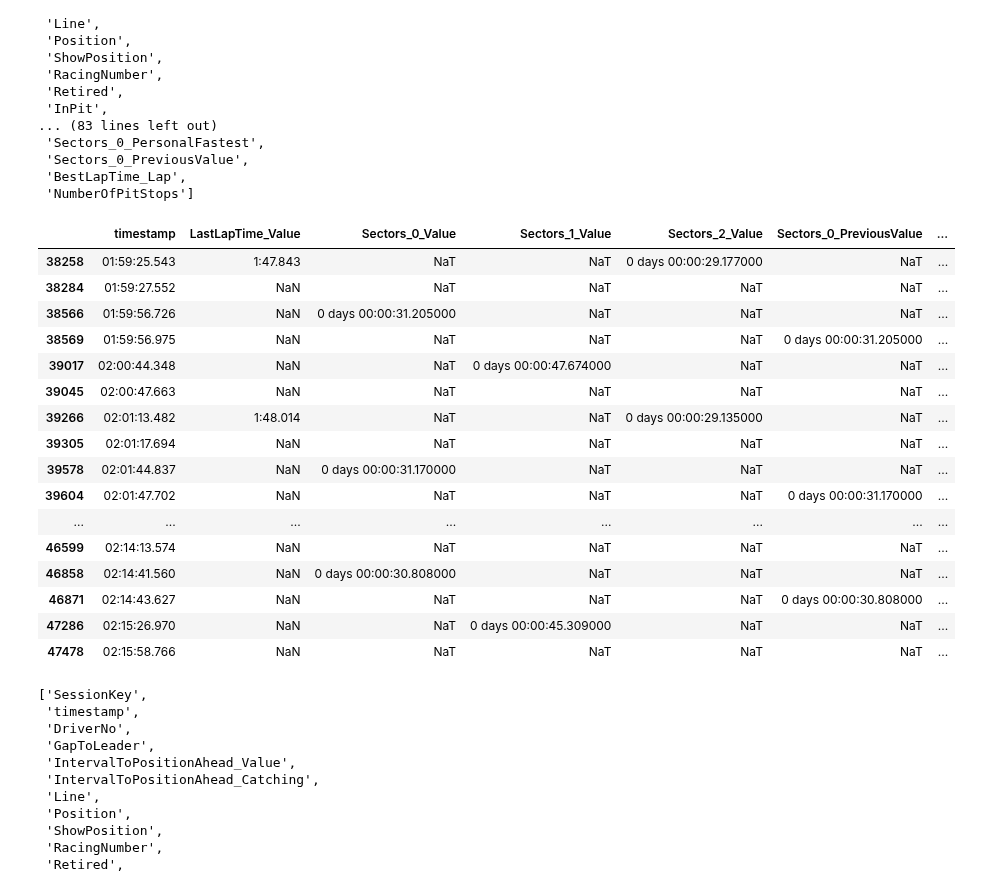
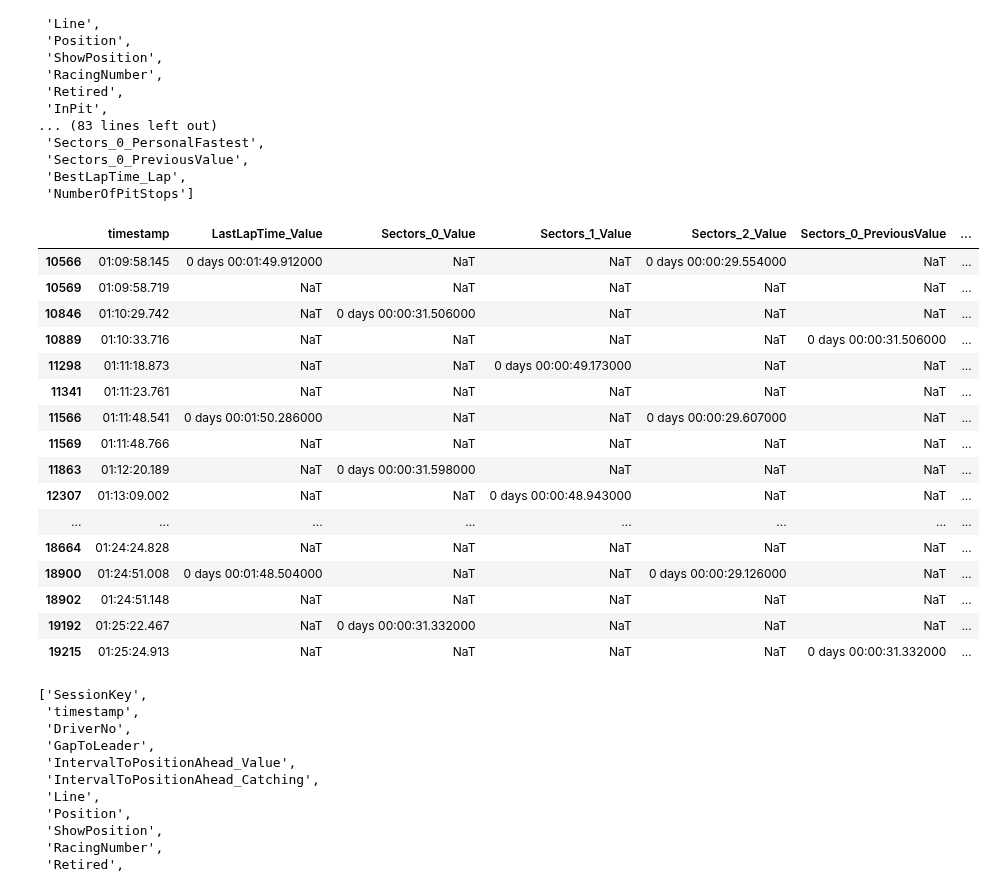
Before and after one commit to GoktugOcal/LiveF1, a Jupyter notebook: test_timing.ipynb, the cells around one changed output. Saved outputs shown, nothing was run; the diff lists cells and outputs as text; code cells hidden in the pictures.

```diff
--- a/test_timing.ipynb
+++ b/test_timing.ipynb
@@ -101,62 +82,62 @@ df_11.columns.tolist()
  'BestLapTime_Lap',
  'NumberOfPitStops']
 # %%
-cols = ["LastLapTime_Value","Sectors_0_Value","Sectors_1_Value","Sectors_2_Value","Sectors_0_PreviousValue","Sectors_1_PreviousValue","Sectors_2_PreviousValue","NumberOfLaps"]
+cols = ["LastLapTime_Value","Sectors_0_Value","Sectors_1_Value","Sectors_2_Value","Sectors_0_PreviousValue","Sectors_1_PreviousValue","Sectors_2_PreviousValue","NumberOfLaps","InPit","PitOut"]
 
 def str_timedelta(x):
     if isinstance(x,str):
         count_sep = x.count(":")
 
         if count_sep == 0:
             return "00:00:" + x
         elif count_sep == 1:
             return "00:" + x
         else: return x
     else:
         return x
 
 
 df_test = df_11[["timestamp"] + cols ].dropna(subset=cols, how="all").replace('',np.nan)
 
 # df_test["LapElapsed"] = df_test["Sectors_0_Value"] + df_test["Sectors_1_Value"] + df_test["Sectors_2_Value"]
 # for col in df_test.columns:
 #     df_test[col] = pd.to_timedelta(df_test[col])
 
 
-for col in ["Sectors_0_Value","Sectors_1_Value","Sectors_2_Value"]:
+for col in ["Sectors_0_Value","Sectors_1_Value","Sectors_2_Value", "Sectors_0_PreviousValue","Sectors_1_PreviousValue","Sectors_2_PreviousValue", "LastLapTime_Value"]:
     df_test[col] = df_test[col]
     # df_test[col] = df_test[col].fillna("00:00:00.000")
     df_test[col] = pd.to_timedelta(df_test[col].apply(str_timedelta))
 
-for col in ["Sectors_0_PreviousValue","Sectors_1_PreviousValue","Sectors_2_PreviousValue"]:
-    df_test[col] = df_test[col]
-    # df_test[col] = df_test[col].fillna("00:00:00.000")
-    df_test[col] = pd.to_timedelta(df_test[col].apply(str_timedelta))
+# for col in []:
+#     df_test[col] = df_test[col]
+#     # df_test[col] = df_test[col].fillna("00:00:00.000")
+#     df_test[col] = pd.to_timedelta(df_test[col].apply(str_timedelta))
 
 
 df_test["LapElapsed"] = df_test["Sectors_0_Value"] + df_test["Sectors_1_Value"] + df_test["Sectors_2_Value"]
 
 
-df_test.iloc[150:200]
-df_test.tail(50)
+df_test.iloc[50:100]
+# df_test.head(50)
 # %% [output]
 |  | timestamp | LastLapTime_Value | Sectors_0_Value | Sectors_1_Value | Sectors_2_Value | Sectors_0_PreviousValue | ... |
-| 38258 | 01:59:25.543 | 1:47.843 | NaT | NaT | 0 days 00:00:29.177000 | NaT | ... |
-| 38284 | 01:59:27.552 | NaN | NaT | NaT | NaT | NaT | ... |
-| 38566 | 01:59:56.726 | NaN | 0 days 00:00:31.205000 | NaT | NaT | NaT | ... |
-| 38569 | 01:59:56.975 | NaN | NaT | NaT | NaT | 0 days 00:00:31.205000 | ... |
-| 39017 | 02:00:44.348 | NaN | NaT | 0 days 00:00:47.674000 | NaT | NaT | ... |
-| 39045 | 02:00:47.663 | NaN | NaT | NaT | NaT | NaT | ... |
-| 39266 | 02:01:13.482 | 1:48.014 | NaT | NaT | 0 days 00:00:29.135000 | NaT | ... |
-| 39305 | 02:01:17.694 | NaN | NaT | NaT | NaT | NaT | ... |
-| 39578 | 02:01:44.837 | NaN | 0 days 00:00:31.170000 | NaT | NaT | NaT | ... |
-| 39604 | 02:01:47.702 | NaN | NaT | NaT | NaT | 0 days 00:00:31.170000 | ... |
+| 10566 | 01:09:58.145 | 0 days 00:01:49.912000 | NaT | NaT | 0 days 00:00:29.554000 | NaT | ... |
+| 10569 | 01:09:58.719 | NaT | NaT | NaT | NaT | NaT | ... |
+| 10846 | 01:10:29.742 | NaT | 0 days 00:00:31.506000 | NaT | NaT | NaT | ... |
+| 10889 | 01:10:33.716 | NaT | NaT | NaT | NaT | 0 days 00:00:31.506000 | ... |
+| 11298 | 01:11:18.873 | NaT | NaT | 0 days 00:00:49.173000 | NaT | NaT | ... |
+| 11341 | 01:11:23.761 | NaT | NaT | NaT | NaT | NaT | ... |
+| 11566 | 01:11:48.541 | 0 days 00:01:50.286000 | NaT | NaT | 0 days 00:00:29.607000 | NaT | ... |
+| 11569 | 01:11:48.766 | NaT | NaT | NaT | NaT | NaT | ... |
+| 11863 | 01:12:20.189 | NaT | 0 days 00:00:31.598000 | NaT | NaT | NaT | ... |
+| 12307 | 01:13:09.002 | NaT | NaT | 0 days 00:00:48.943000 | NaT | NaT | ... |
 | ... | ... | ... | ... | ... | ... | ... | ... |
-| 46599 | 02:14:13.574 | NaN | NaT | NaT | NaT | NaT | ... |
-| 46858 | 02:14:41.560 | NaN | 0 days 00:00:30.808000 | NaT | NaT | NaT | ... |
-| 46871 | 02:14:43.627 | NaN | NaT | NaT | NaT | 0 days 00:00:30.808000 | ... |
-| 47286 | 02:15:26.970 | NaN | NaT | 0 days 00:00:45.309000 | NaT | NaT | ... |
-| 47478 | 02:15:58.766 | NaN | NaT | NaT | NaT | NaT | ... |
+| 18664 | 01:24:24.828 | NaT | NaT | NaT | NaT | NaT | ... |
+| 18900 | 01:24:51.008 | 0 days 00:01:48.504000 | NaT | NaT | 0 days 00:00:29.126000 | NaT | ... |
+| 18902 | 01:24:51.148 | NaT | NaT | NaT | NaT | NaT | ... |
+| 19192 | 01:25:22.467 | NaT | 0 days 00:00:31.332000 | NaT | NaT | NaT | ... |
+| 19215 | 01:25:24.913 | NaT | NaT | NaT | NaT | 0 days 00:00:31.332000 | ... |
 # %%
 df_11.columns.tolist()
 # %% [output]
```
Also changed, not shown: parts of 9 cells of this notebook.
